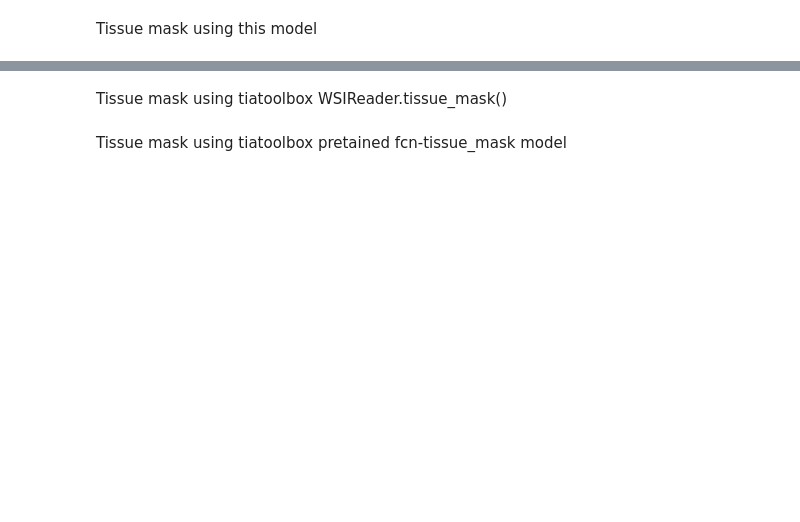
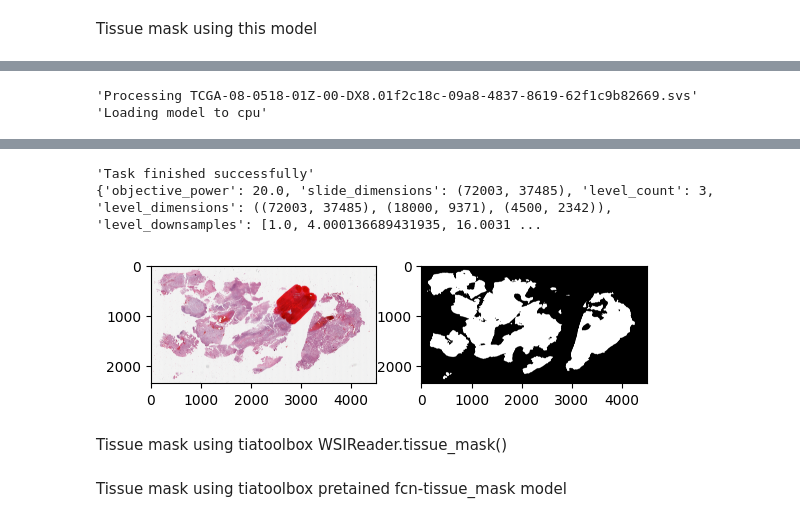
Before and after one commit to Jiaqi-Lv/tissue_masker_lite, a Jupyter notebook: tiattoolbox_demo.ipynb, the cells around one changed output, grey strips where cells are left out. Drawn from its saved outputs; the diff is of its cells as text; code cells hidden in the pictures; blank space fills up the shorter version.

Commit message:
update device options

```diff
--- a/tiattoolbox_demo.ipynb
+++ b/tiattoolbox_demo.ipynb
@@ -5,7 +5,7 @@ from tiatoolbox.wsicore.wsireader import WSIReader
 from tissue_masker_lite import get_mask
 import matplotlib.pyplot as plt
 
-input_wsi = "/home/u1910100/Downloads/COLON (091H 07T)_Scan1.tiff"
+input_wsi = "/Users/wildsquirrel/Library/CloudStorage/OneDrive-UniversityofWarwick/tissue_mask_demo_wsi/TCGA-08-0518-01Z-00-DX8.01f2c18c-09a8-4837-8619-62f1c9b82669.svs"
 save_dir = "./output"
 model_weight_path = "tissue_masker_lite/model_weights/model_54.pth"
 mask = get_mask(
@@ -13,7 +13,7 @@ mask = get_mask(
     save_dir=save_dir,
     model_weight=model_weight_path,
     threshold=0.5,
-    cuda=False,
+    device="cpu",
     return_mask=True,
     save_mask=False,
 )
@@ -24,3 +24,4 @@ fig, axes = plt.subplots(1, 2)
 axes[0].imshow(thumbnail)
 axes[1].imshow(mask, cmap="gray")
 plt.show()
+# %% [output]
@@ -26,0 +30,2 @@ plt.show()
+'Processing TCGA-08-0518-01Z-00-DX8.01f2c18c-09a8-4837-8619-62f1c9b82669.svs'
+'Loading model to cpu'
@@ -27,3 +49,6 @@ plt.show()
+'Task finished successfully'
+{'objective_power': 20.0, 'slide_dimensions': (72003, 37485), 'level_count': 3, 'level_dimensions': ((72003, 37485), (18000, 9371), (4500, 2342)), 'level_downsamples': [1.0, 4.000136689431935, 16.0031 ...
+[figure, added]
 # %% [markdown]
 Tissue mask using tiatoolbox WSIReader.tissue_mask()
 # %%
```
Also changed, not shown: parts of 2 cells of this notebook, 3 other files.
